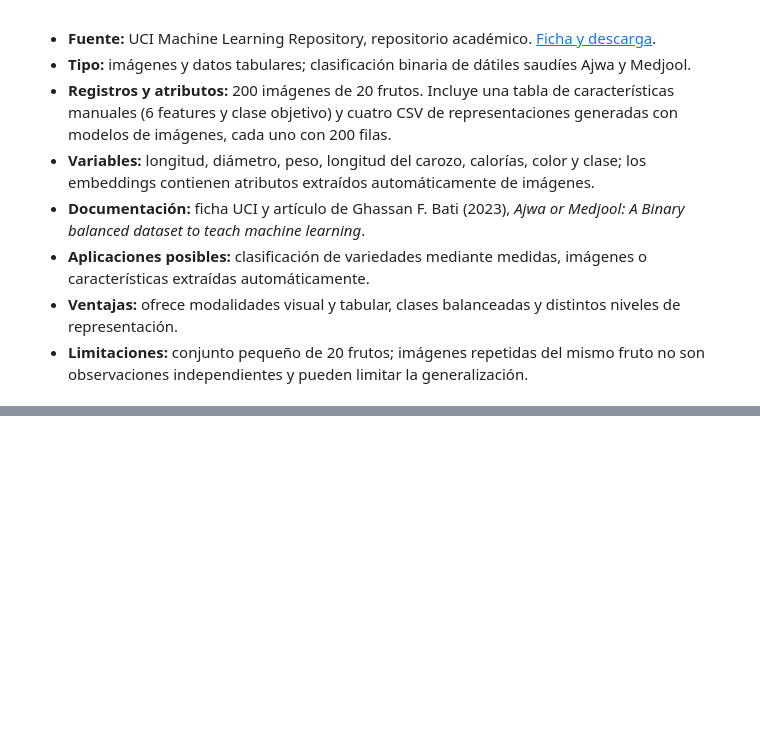
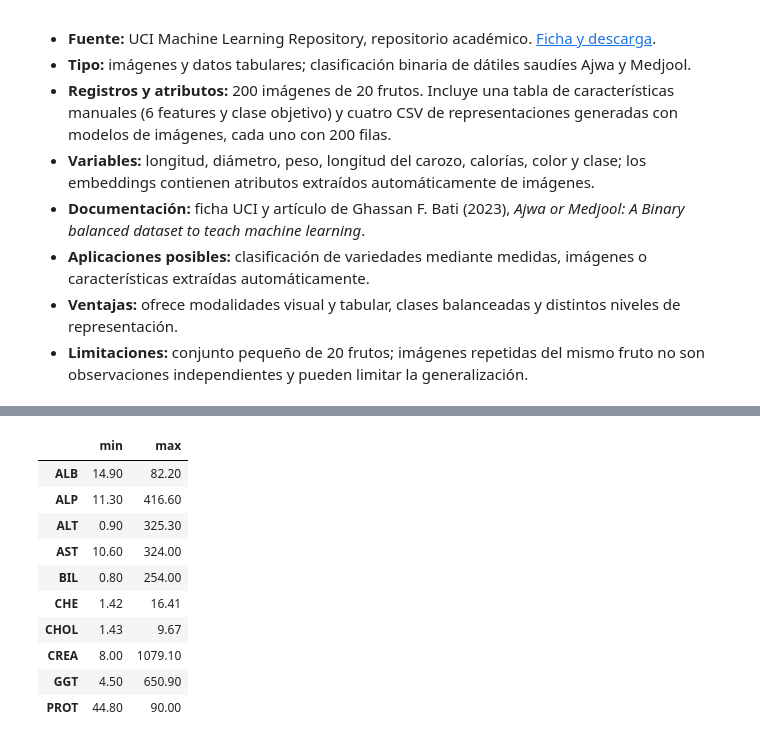
Before and after one commit to ExBlake/Analisis-de-datos-evento-2, a Jupyter notebook: notebooks/01_exploracion_datasets.ipynb, the cells around one changed output, grey strips where cells are left out. Cells and saved outputs as stored; diff of their text form; code cells hidden in the pictures; blank space fills up the shorter version.

```diff
--- a/notebooks/01_exploracion_datasets.ipynb
+++ b/notebooks/01_exploracion_datasets.ipynb
@@ -37,0 +44,20 @@ Comparación documental de 3 fuentes candidatas. Los tamaños de HCV y ausentism
+# %%
+from pathlib import Path
+
+import matplotlib.pyplot as plt
+import pandas as pd
+import seaborn as sns
+
+RUTA_RAW = Path("..") / "data" / "raw"
+RUTA_IMAGENES = Path("..") / "images"
+
+ARCHIVO_HCV = RUTA_RAW / "hcvdat0.csv"
+ARCHIVO_AUSENTISMO = RUTA_RAW / "Absenteeism_at_work.csv"
+
+# La primera columna del CSV de HCV no tiene nombre, es solo el número de fila
+df_hcv = pd.read_csv(ARCHIVO_HCV, index_col=0)
+# El CSV de ausentismo viene separado por punto y coma
+df_ausentismo = pd.read_csv(ARCHIVO_AUSENTISMO, sep=";")
+
+print("HCV Data:", df_hcv.shape)
+print("Absenteeism at Work:", df_ausentismo.shape)
@@ -37,0 +160,16 @@ Comparación documental de 3 fuentes candidatas. Los tamaños de HCV y ausentism
+# %%
+# Rango de cada marcador de laboratorio, para ver qué tan distintas son sus escalas
+columnas_laboratorio = ["ALB", "ALP", "ALT", "AST", "BIL", "CHE", "CHOL", "CREA", "GGT", "PROT"]
+df_hcv[columnas_laboratorio].agg(["min", "max"]).T
+# %% [output]
+|  | min | max |
+| ALB | 14.90 | 82.20 |
+| ALP | 11.30 | 416.60 |
+| ALT | 0.90 | 325.30 |
+| AST | 10.60 | 324.00 |
+| BIL | 0.80 | 254.00 |
+| CHE | 1.42 | 16.41 |
+| CHOL | 1.43 | 9.67 |
+| CREA | 8.00 | 1079.10 |
+| GGT | 4.50 | 650.90 |
+| PROT | 44.80 | 90.00 |
```
Also changed, not shown: parts of 16 cells of this notebook, 1 other file.
